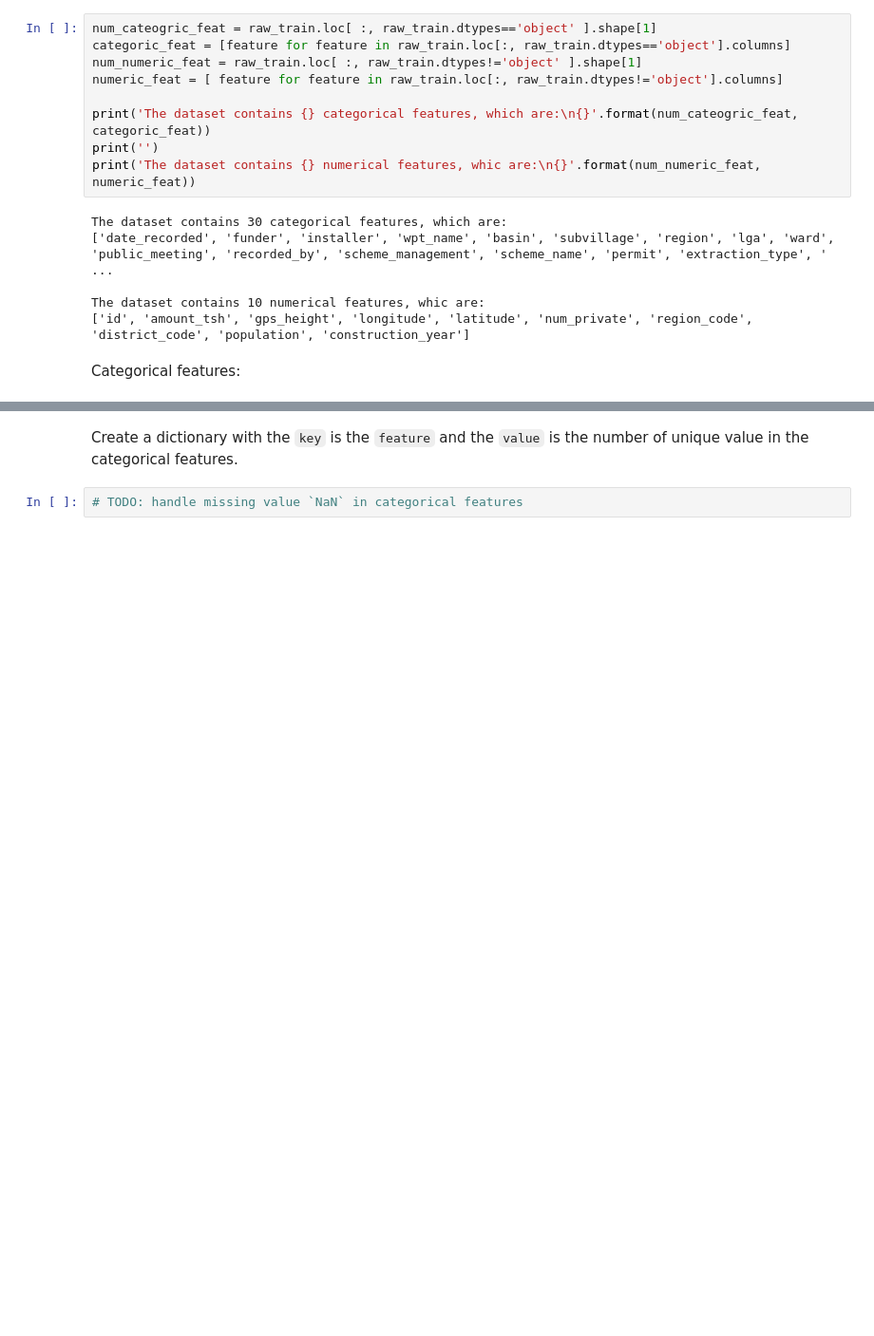
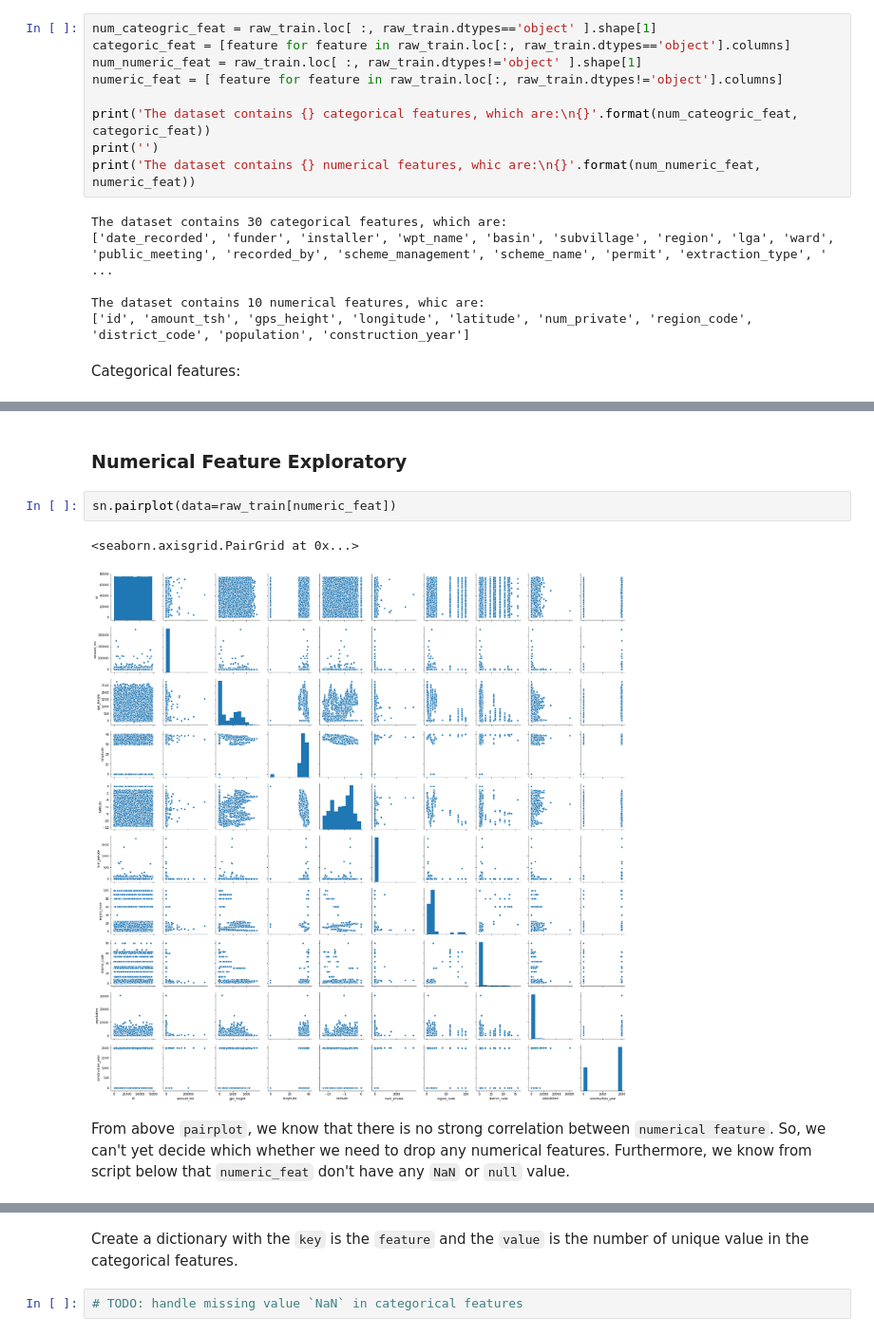
Before and after one commit to syahrulhamdani/100_Days_Of_ML_Code, a Jupyter notebook: drivendata_competition/Predicting_Waterpoint_Condition.ipynb, the cells around one changed output, grey strips where cells are left out. Shown at 95% size. Cells and saved outputs as stored; diff of their text form; blank space fills up the shorter version.

Commit message:
exploratory analysis II

```diff
--- a/drivendata_competition/Predicting_Waterpoint_Condition.ipynb
+++ b/drivendata_competition/Predicting_Waterpoint_Condition.ipynb
@@ -161,0 +161,9 @@ display(raw_train[categoric_feat].tail())
+# %% [markdown]
+### Numerical Feature Exploratory
+# %%
+sn.pairplot(data=raw_train[numeric_feat])
+# %% [output]
+<seaborn.axisgrid.PairGrid at 0x...>
+[figure, added]
+# %% [markdown]
+From above `pairplot`, we know that there is no strong correlation between `numerical feature`. So, we can't yet decide which whether we need to drop any numerical features. Furthermore, we know from script below that `numeric_feat` don't have any `NaN` or `null` value.
```
Also changed, not shown: parts of 7 cells of this notebook.
